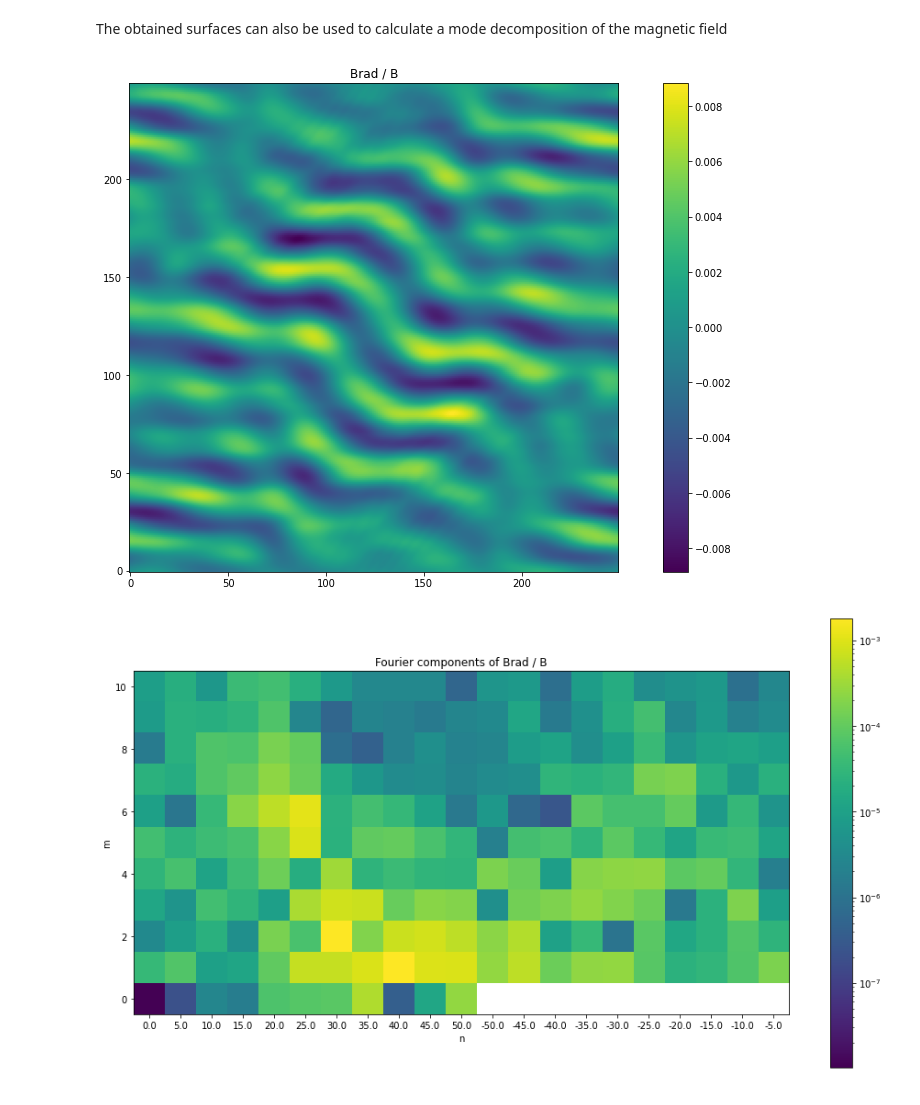
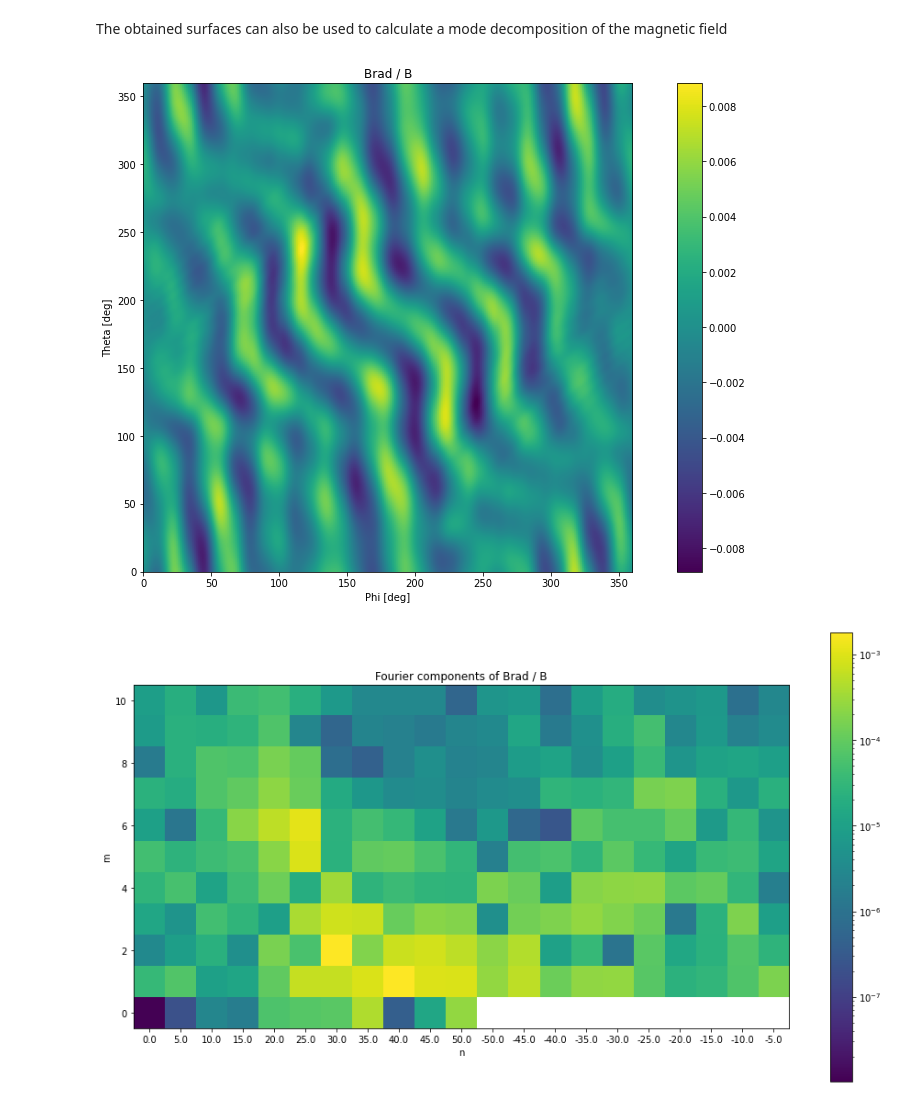
Before and after one commit to alexrobomind/fusionsc, a Jupyter notebook: src/docs/howto/CalculateIota.ipynb, the cells around one changed output. Cells and saved outputs as stored; diff of their text form; code cells hidden in the pictures.

```diff
--- a/src/docs/howto/CalculateIota.ipynb
+++ b/src/docs/howto/CalculateIota.ipynb
@@ -57,7 +57,7 @@ modes = fsc.flt.calculateFourierModes(
     nMax = 5, mMax = 5, toroidalSymmetry = 5,
     unwrapEvery = 10, recordEvery = 10,
     targetError = 1e-3, distanceLimit = 1e5,
-    stellaratorSymmetric = True
+    stellaratorSymmetric = True, aliasThreshold = 0.05
 )
 # %% [markdown]
 The modes are returned with a dict containing rotational transform and the Fourier expansion of the modes, as well as an encoding of the result as a FourierSurfaces object that can also be used in VMEC inputs.
@@ -174,43 +156,45 @@ The obtained surfaces can also be used to calculate a mode decomposition of the
 # %%
 surf = surfaces[6]
 #np.asarray(surf.data.rCos)[0,0] += 0.03
 
-modes = field.calculateRadialModes(surf, field, nSym = 5, mMax = 10, nMax = 10, nTheta = 250, nPhi = 250)
-cc = modes["cosCoeffs"]
-sc = modes["sinCoeffs"]
+fieldModes = field.calculateRadialModes(surf, field, nSym = 5, mMax = 10, nMax = 10, nTheta = 250, nPhi = 250)
+cc = fieldModes["cosCoeffs"]
+sc = fieldModes["sinCoeffs"]
 
-m = modes["mPol"]
-n = modes["nTor"]
+m = fieldModes["mPol"]
+n = fieldModes["nTor"]
 
-phi = modes["phi"]
-theta = modes["theta"]
+phi = fieldModes["phi"]
+theta = fieldModes["theta"]
 
 tot = np.sqrt(cc**2 + sc**2)
 
 plt.figure(figsize=(16,9))
-plt.imshow(modes["radialValues"], origin='lower')
+plt.imshow(fieldModes["radialValues"].T, origin='lower', extent = [0, 360, 0, 360])
 plt.colorbar()
 plt.title("Brad / B")
+plt.xlabel('Phi [deg]')
+plt.ylabel('Theta [deg]')
 
 plt.figure(figsize=(16,9))
 plt.imshow(tot.T, origin = "lower", norm = "log")
 #plt.xlabel(f"n[0, {n[1]:.0f} ... {max(n):.0f}, {min(n):.0f}, ..., {n[-1]:.0f}]")
 plt.xlabel("n")
 plt.ylabel("m")
 plt.xticks(range(len(n)), n)
 plt.title("Fourier components of Brad / B")
 plt.colorbar()
 plt.show()
 
-print(modes["radialValues"].shape)
+print(fieldModes["radialValues"].shape)
 for i_m, mVal in enumerate(m):
     for i_n, nVal in enumerate(n):
         if mVal > 5: continue
         if nVal < 0: continue
         if nVal > 10: continue
         print(f"n = {nVal:.0f}, m = {mVal:.0f}, val = {tot[i_n][i_m]:.2e}")
 # %% [output]
-[figure, old version]
+[figure, new version]
 [figure]
 (250, 250)
 n = 0, m = 0, val = 1.03e-08
```
Also changed, not shown: parts of 3 cells of this notebook, 1 other file.
